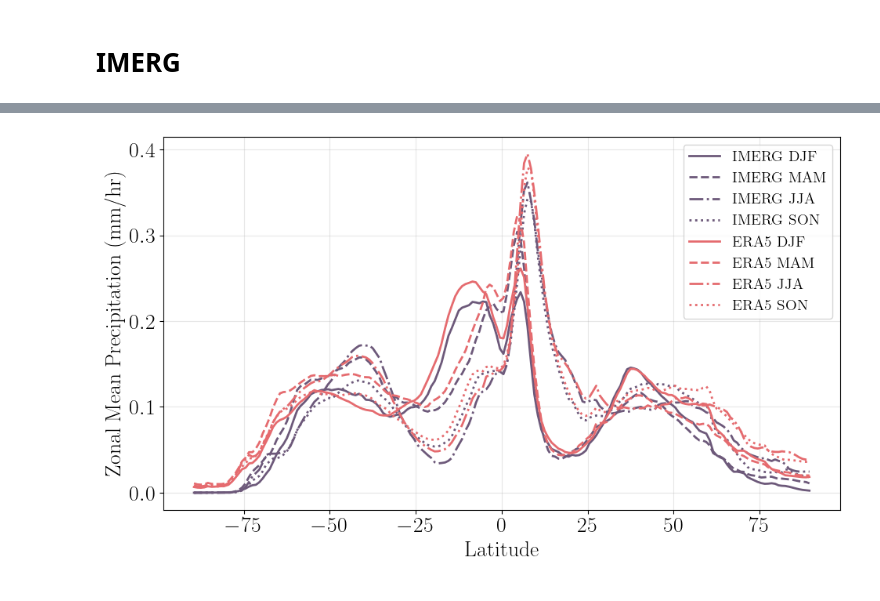
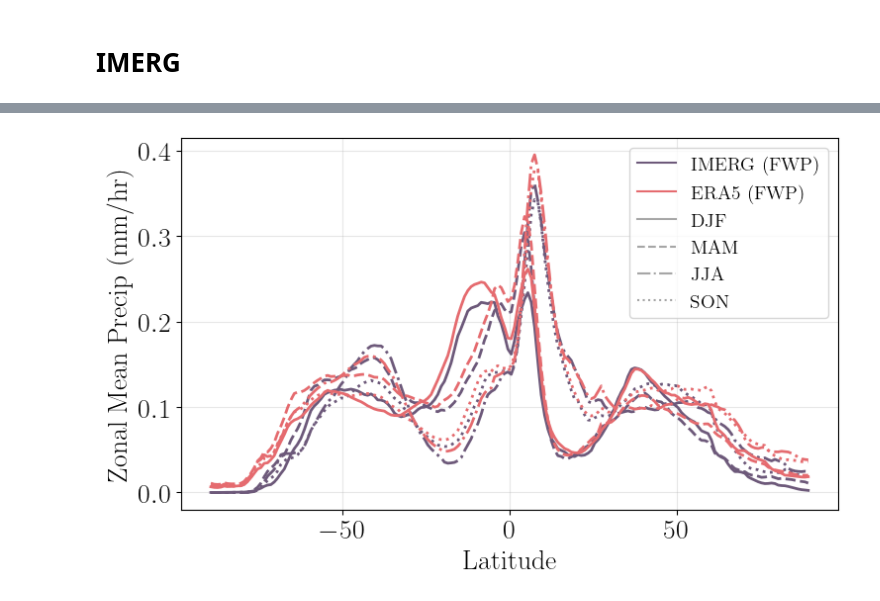
Before and after one commit to lekolara/diurnal_cycles, a Jupyter notebook: notebooks/zonal_means.ipynb, the cells around one changed output, grey strips where cells are left out. Saved outputs shown, nothing was run; the diff lists cells and outputs as text; code cells hidden in the pictures.

```diff
--- a/notebooks/zonal_means.ipynb
+++ b/notebooks/zonal_means.ipynb
@@ -88,17 +88,29 @@ colors = {
 season_linestyles = ['-', '--', '-.', ':']
 season_names = ['DJF', 'MAM', 'JJA', 'SON']
 
-plt.figure(figsize=(10, 6))
+plt.figure(figsize=(9, 6))
 
 for dataset, label in zip([seasonal_zonal_mean_ccic, seasonal_zonal_mean_era5], ["CCIC", "ERA5"]):
     for season in seasons.keys():
         da_season = dataset.sel(season=season)
-        plt.plot(da_season['lat'], da_season, label=f"{label} {season}", color=colors[label], linestyle=season_linestyles[season_names.index(season)], linewidth=2)
+        plt.plot(da_season['lat'], da_season, color=colors[label], linestyle=season_linestyles[season_names.index(season)], linewidth=2)
+
+import matplotlib.lines as mlines
+dataset_handles = [
+    mlines.Line2D([], [], color = ccic_color, label='CCIC (FWP)'),
+    mlines.Line2D([], [], color = era5_color, label='ERA5 (FWP)')
+]
+season_handles = [
+    mlines.Line2D([], [], color='black', linestyle=season_linestyles[i], label=season_names[i])
+    for i in range(4)
+ ]
+
+plt.legend(dataset_handles + season_handles, [h.get_label() for h in dataset_handles + season_handles],
+           loc='upper right', ncol=1, frameon=True)
 
 plt.xlabel("Latitude")
 plt.ylabel("Zonal FWP kg/m²")
 #plt.title("Seasonal Zonal Mean Precipitation 2018-2023: IMERG vs ERA5")
-plt.legend()
 plt.grid(True, alpha=0.3)
 plt.savefig('../pdf/zonal_mean_FWP_ERA5.pdf', bbox_inches='tight')
 plt.tight_layout()
@@ -396,15 +289,69 @@ def zonal_means_february(data_path, model_files):
 # %%
 # All-year zonal mean files
 
 # Update file paths if needed
 imerg_file = "/scratch/leko/zonal_means/all_months/IMERG_monthly.nc"
 era5_file = "/scratch/leko/zonal_means/all_months/ERA5_monthly.nc"
 
 # Open datasets
 imerg = xr.open_dataset(imerg_file)
 era5 = xr.open_dataset(era5_file)
-plt = plot_Seasonal_zonal_means(imerg, era5)
-plt.savefig('pdf/zonal_mean_IMERG_ERA5.pdf')
-plt.show()
+# Define seasons
+seasons = {
+    "DJF": [12, 1, 2],
+    "MAM": [3, 4, 5],
+    "JJA": [6, 7, 8],
+    "SON": [9, 10, 11]
+}
+
+# Get latitude coordinate name
+lat_name = "lat" if "lat" in imerg.coords else "latitude"
+
+# Colorblind-friendly colors (matplotlib tab10)
+imerg_color = '#6D597A'
+era5_color = '#e56b6fff'
+colors = {
+    "IMERG": imerg_color,
+    "ERA5": era5_color
+}
+season_linestyles = ['-', '--', '-.', ':']
+season_names = ['DJF', 'MAM', 'JJA', 'SON']
+
+
+plt.figure(figsize=(8, 5))
+
+for dataset, label in zip([imerg, era5], ["IMERG", "ERA5"]):
+    for season, months in seasons.items():
+        # Select months, handle December (12) for DJF
+        months_sel = months
+        # For DJF, need to handle December from previous year
+        if season == "DJF":
+            da = dataset["pr"].sel(month=months_sel)
+            # If December is not present, skip
+            if 12 not in dataset["month"]:
+                da = da.sel(month=[m for m in months_sel if m != 12])
+        else:
+            da = dataset["pr"].sel(month=months_sel)
+        # Mean over months
+        da_season = da.mean("month")
+        plt.plot(dataset[lat_name], da_season, color=colors[label], linestyle=season_linestyles[season_names.index(season)], linewidth=2)
+
+import matplotlib.lines as mlines
+dataset_handles = [
+    mlines.Line2D([], [], color = imerg_color, label='IMERG (FWP)'),
+    mlines.Line2D([], [], color = era5_color, label='ERA5 (FWP)')
+]
+season_handles = [
+    mlines.Line2D([], [], color='grey', linestyle=season_linestyles[i], label=season_names[i], alpha=0.7)
+    for i in range(4)
+]
+
+plt.legend(dataset_handles + season_handles, [h.get_label() for h in dataset_handles + season_handles],
+        loc='upper right', ncol=1, frameon=True)
+plt.xlabel("Latitude")
+plt.ylabel("Zonal Mean Precip (mm/hr)")
+plt.grid(True, alpha=0.3)
+plt.tight_layout()
+plt.savefig('../pdf/zonal_mean_IMERG_ERA5.pdf', bbox_inches='tight')
 # %% [output]
-[figure, old version]
+[figure, new version]
```
Also changed, not shown: parts of 8 cells of this notebook, 22 other files.
